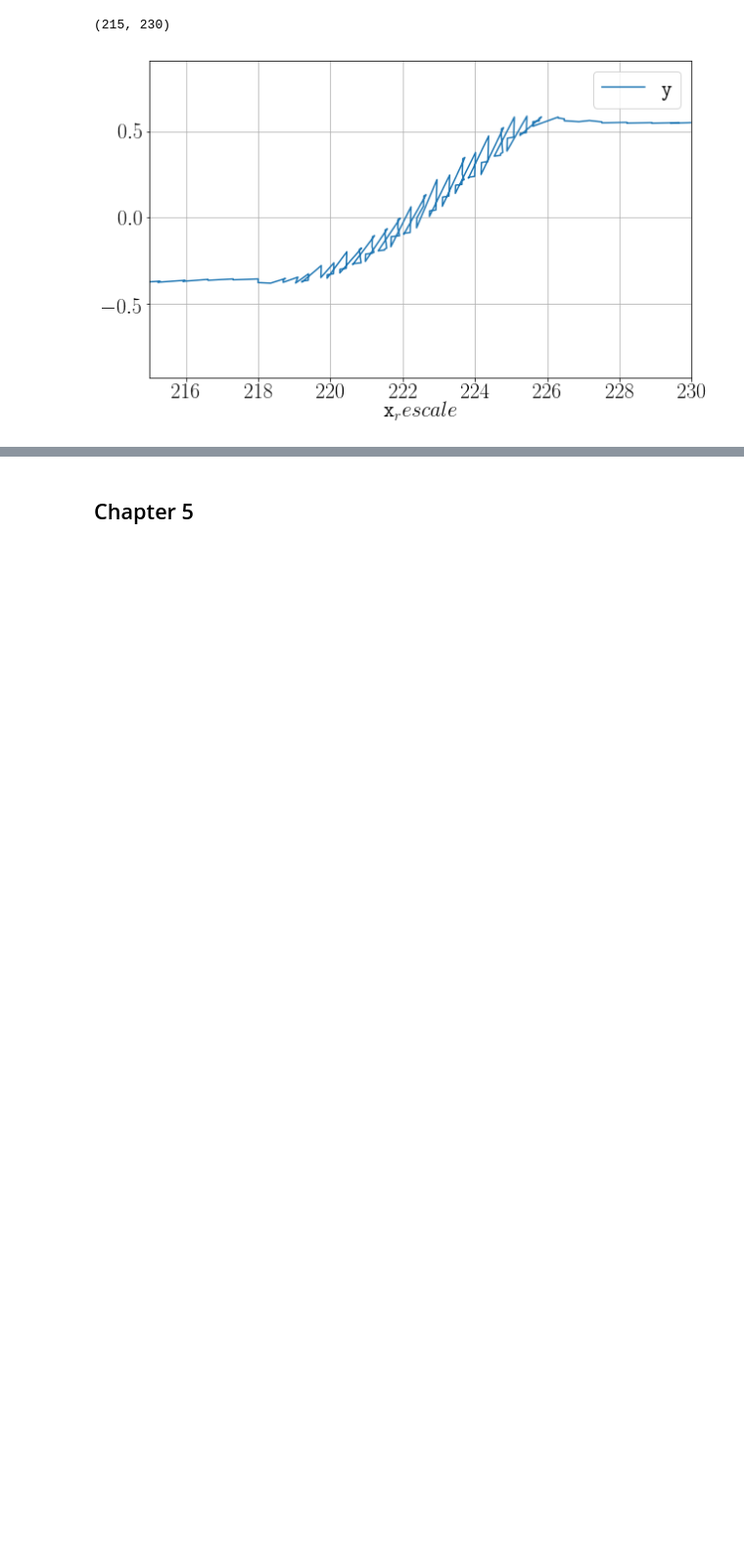
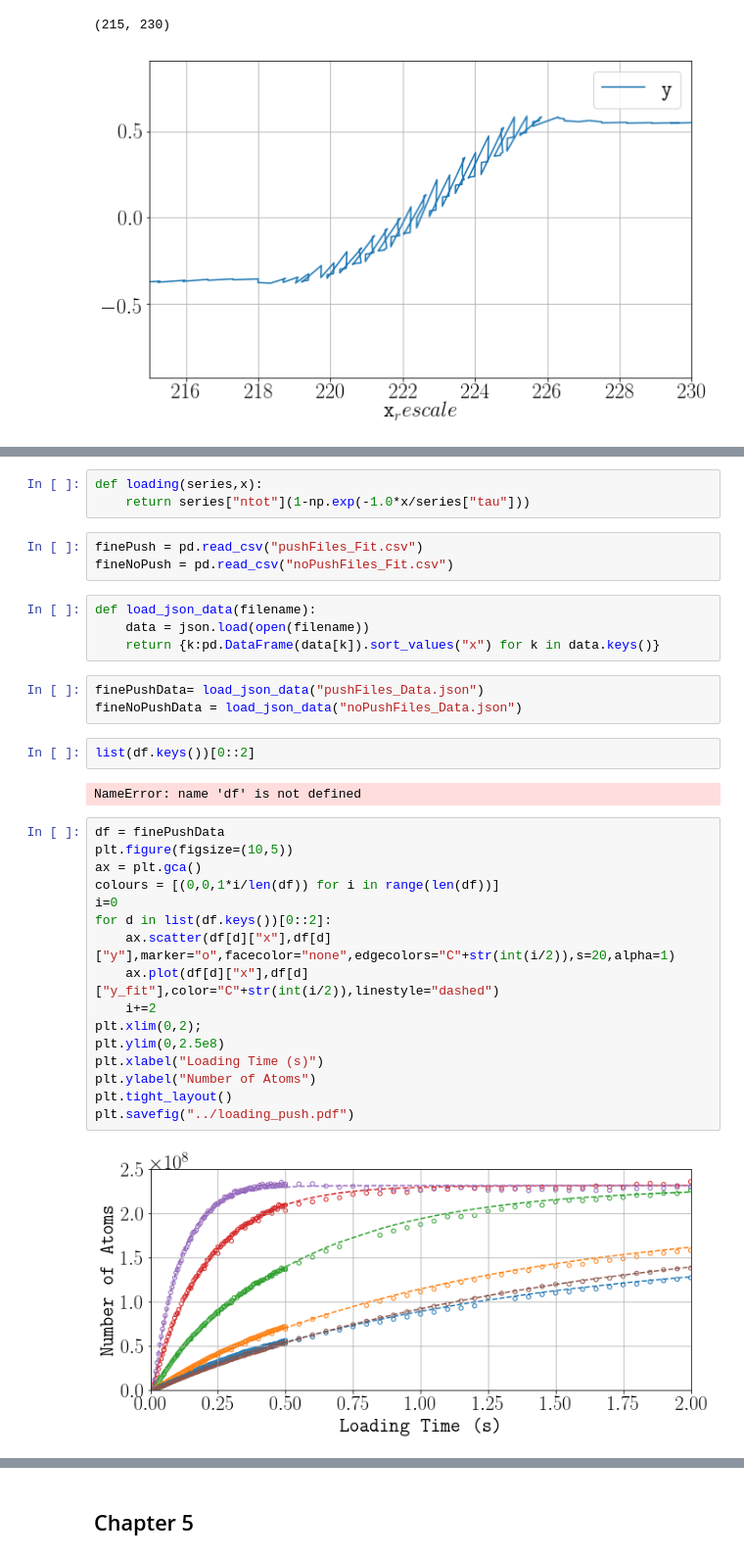
Before and after one commit to jstammers/thesis, a Jupyter notebook: Thesis Plots.ipynb, the cells around one changed output, grey strips where cells are left out. Shown at 98% size. Saved outputs shown, nothing was run; the diff lists cells and outputs as text; blank space fills up the shorter version.

```diff
--- a/Thesis Plots.ipynb
+++ b/Thesis Plots.ipynb
@@ -287,0 +294,35 @@ plt.xlim(215,230)
+# %%
+def loading(series,x):
+    return series["ntot"](1-np.exp(-1.0*x/series["tau"]))
+# %%
+finePush = pd.read_csv("pushFiles_Fit.csv")
+fineNoPush = pd.read_csv("noPushFiles_Fit.csv")
+# %%
+def load_json_data(filename):
+    data = json.load(open(filename))
+    return {k:pd.DataFrame(data[k]).sort_values("x") for k in data.keys()}
+# %%
+finePushData= load_json_data("pushFiles_Data.json")
+fineNoPushData = load_json_data("noPushFiles_Data.json")
+# %%
+list(df.keys())[0::2]
+# %% [output]
+NameError: name 'df' is not defined
+# %%
+df = finePushData
+plt.figure(figsize=(10,5))
+ax = plt.gca()
+colours = [(0,0,1*i/len(df)) for i in range(len(df))]
+i=0
+for d in list(df.keys())[0::2]:
+    ax.scatter(df[d]["x"],df[d]["y"],marker="o",facecolor="none",edgecolors="C"+str(int(i/2)),s=20,alpha=1)
+    ax.plot(df[d]["x"],df[d]["y_fit"],color="C"+str(int(i/2)),linestyle="dashed")
+    i+=2
+plt.xlim(0,2);
+plt.ylim(0,2.5e8)
+plt.xlabel("Loading Time (s)")
+plt.ylabel("Number of Atoms")
+plt.tight_layout()
+plt.savefig("../loading_push.pdf")
+# %% [output]
+[figure, added]
```
Also changed, not shown: parts of 9 cells of this notebook, 9 other files.
